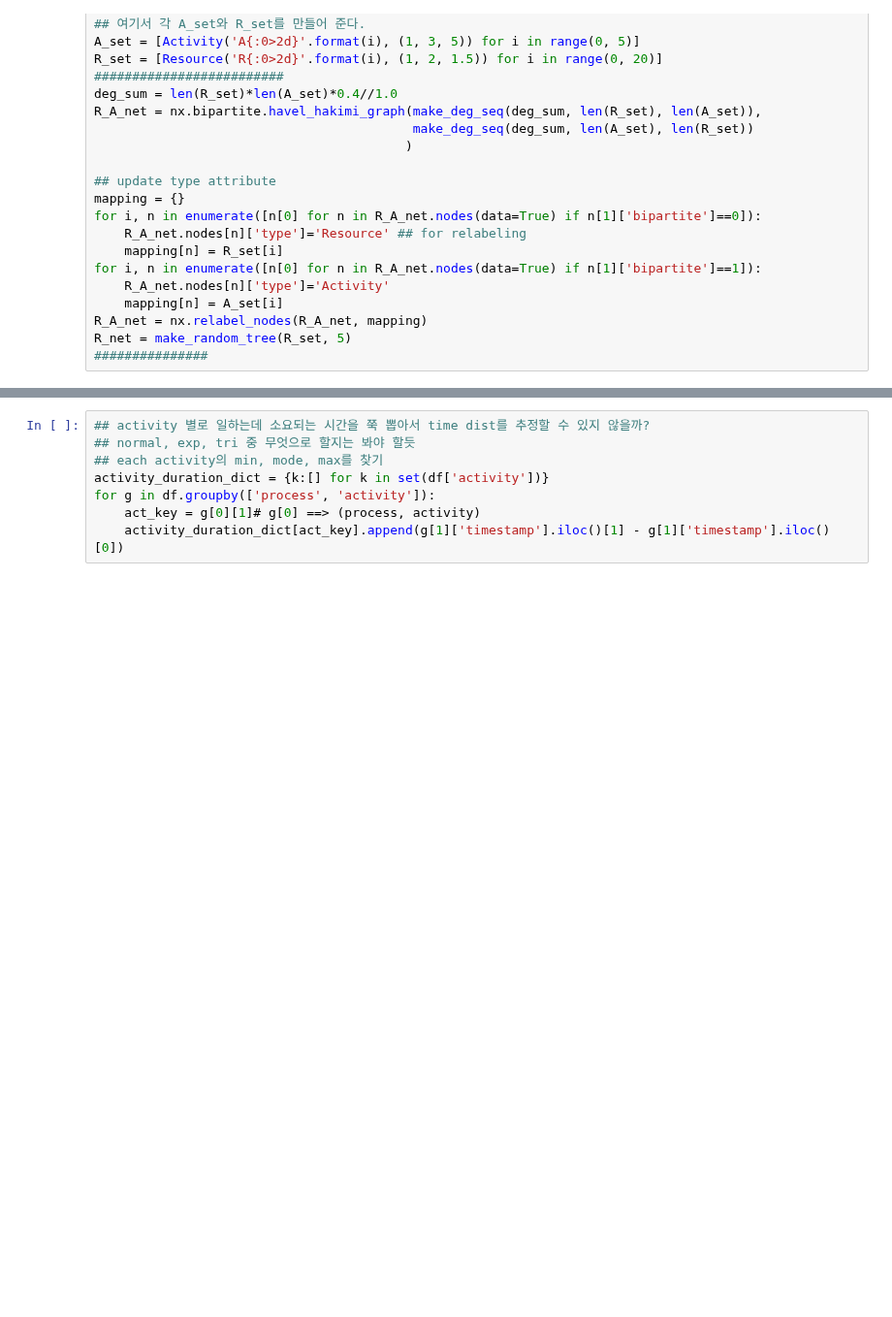
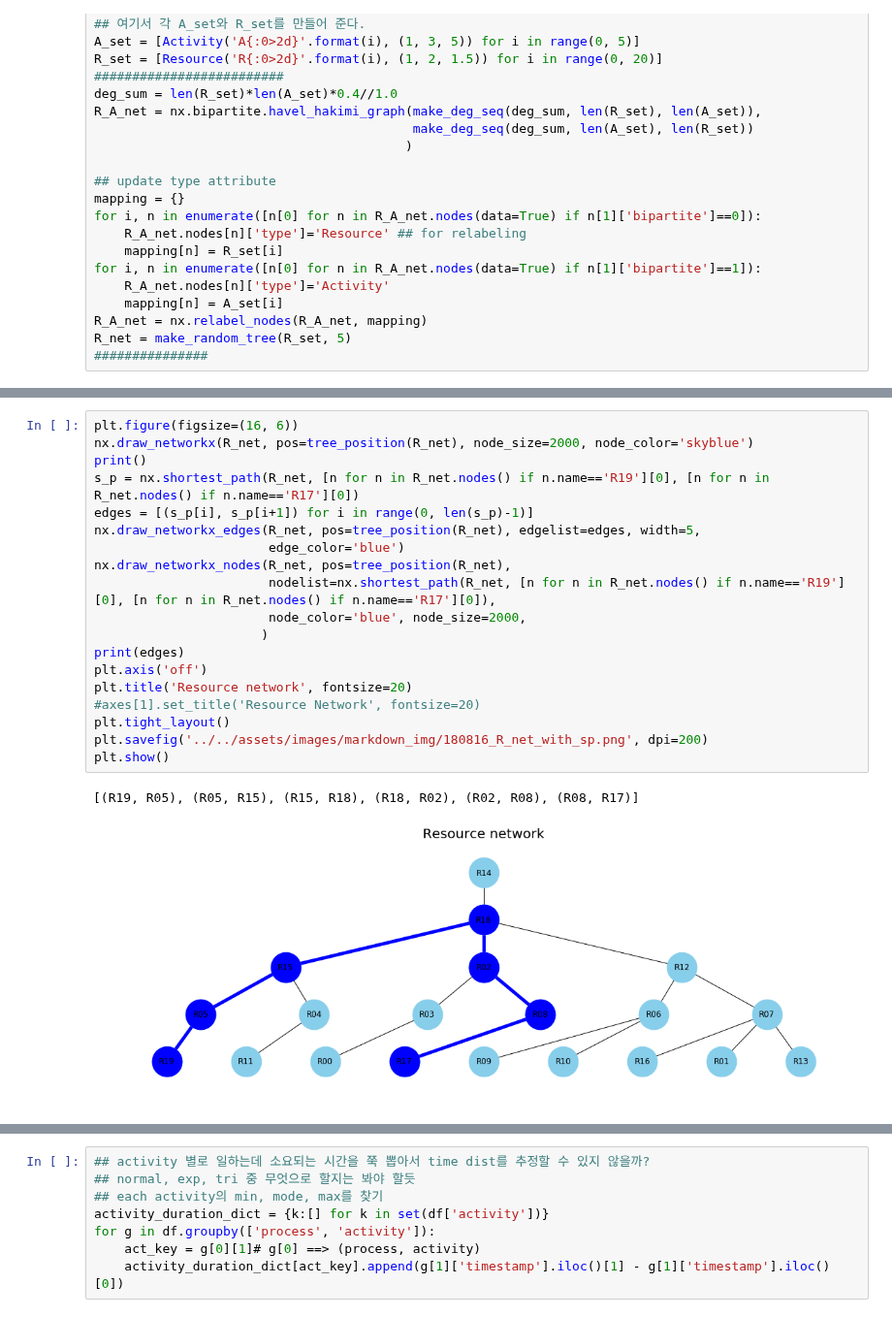
Before and after one commit to frhyme/frhyme.github.io, a Jupyter notebook: _posts/personal_ipynb/process and organization.ipynb, the cells around one changed output, grey strips where cells are left out. Shown at 97% size. Saved outputs shown, nothing was run; the diff lists cells and outputs as text; blank space fills up the shorter version.

```diff
--- a/_posts/personal_ipynb/process and organization.ipynb
+++ b/_posts/personal_ipynb/process and organization.ipynb
@@ -145,0 +238,22 @@ plt.show()
+# %%
+plt.figure(figsize=(16, 6))
+nx.draw_networkx(R_net, pos=tree_position(R_net), node_size=2000, node_color='skyblue')
+print()
+s_p = nx.shortest_path(R_net, [n for n in R_net.nodes() if n.name=='R19'][0], [n for n in R_net.nodes() if n.name=='R17'][0])
+edges = [(s_p[i], s_p[i+1]) for i in range(0, len(s_p)-1)]
+nx.draw_networkx_edges(R_net, pos=tree_position(R_net), edgelist=edges, width=5,
+                       edge_color='blue')
+nx.draw_networkx_nodes(R_net, pos=tree_position(R_net),
+                       nodelist=nx.shortest_path(R_net, [n for n in R_net.nodes() if n.name=='R19'][0], [n for n in R_net.nodes() if n.name=='R17'][0]),
+                       node_color='blue', node_size=2000,
+                      )
+print(edges)
+plt.axis('off')
+plt.title('Resource network', fontsize=20)
+#axes[1].set_title('Resource Network', fontsize=20)
+plt.tight_layout()
+plt.savefig('../../assets/images/markdown_img/180816_R_net_with_sp.png', dpi=200)
+plt.show()
+# %% [output]
+[(R19, R05), (R05, R15), (R15, R18), (R18, R02), (R02, R08), (R08, R17)]
+[figure, added]
```
Also changed, not shown: parts of 25 cells of this notebook, 24 other files.
